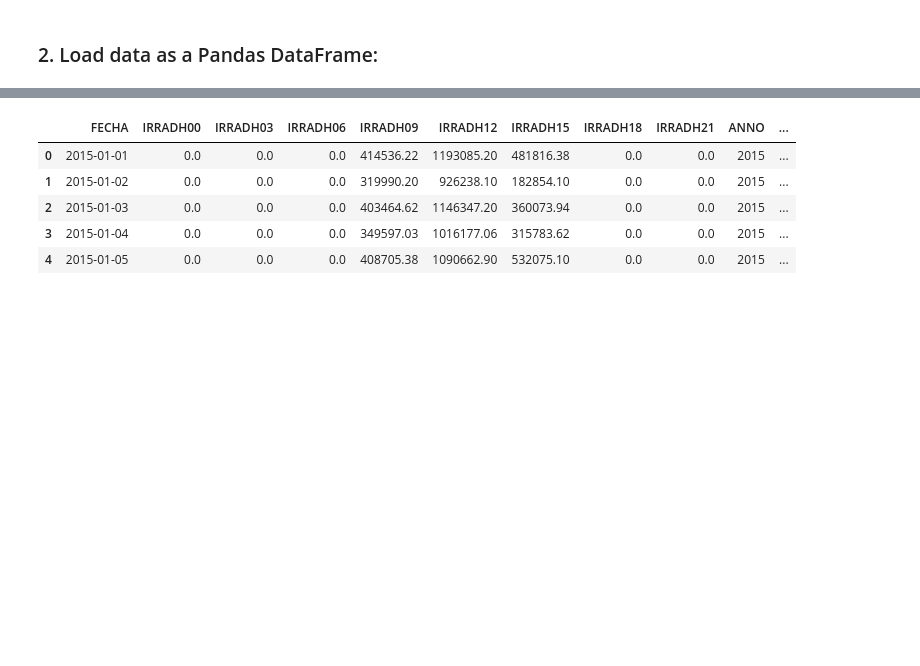
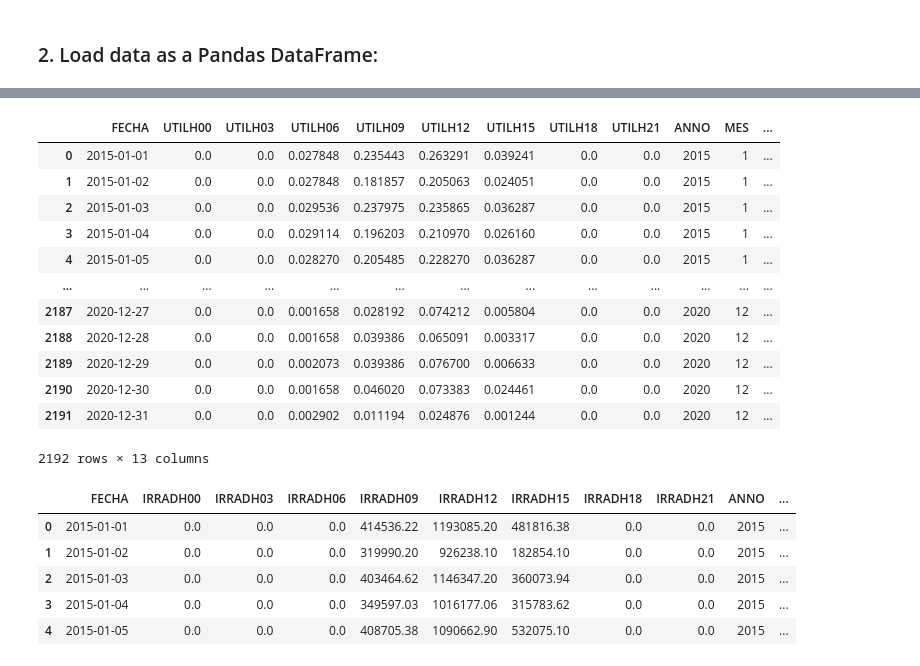
Before and after one commit to MARIABELENSB/Assessment1_MLII, a Jupyter notebook: src/2.Basic_model_regression.ipynb, the cells around one changed output, grey strips where cells are left out. Cells and saved outputs as stored; diff of their text form; code cells hidden in the pictures; blank space fills up the shorter version.

```diff
--- a/src/2.Basic_model_regression.ipynb
+++ b/src/2.Basic_model_regression.ipynb
@@ -37,6 +53,22 @@ df_orig_util['FECHA'] = pd.to_datetime(df_orig_util['FECHA'], format='%Y-%m-%d')
 
 s = df_orig_util.loc[:,'FECHA']
 df_orig_util['FECHA'] =  s.dt.date
+# %%
+df_orig_util
+# %% [output]
+|  | FECHA | UTILH00 | UTILH03 | UTILH06 | UTILH09 | UTILH12 | UTILH15 | UTILH18 | UTILH21 | ANNO | MES | ... |
+| 0 | 2015-01-01 | 0.0 | 0.0 | 0.027848 | 0.235443 | 0.263291 | 0.039241 | 0.0 | 0.0 | 2015 | 1 | ... |
+| 1 | 2015-01-02 | 0.0 | 0.0 | 0.027848 | 0.181857 | 0.205063 | 0.024051 | 0.0 | 0.0 | 2015 | 1 | ... |
+| 2 | 2015-01-03 | 0.0 | 0.0 | 0.029536 | 0.237975 | 0.235865 | 0.036287 | 0.0 | 0.0 | 2015 | 1 | ... |
+| 3 | 2015-01-04 | 0.0 | 0.0 | 0.029114 | 0.196203 | 0.210970 | 0.026160 | 0.0 | 0.0 | 2015 | 1 | ... |
+| 4 | 2015-01-05 | 0.0 | 0.0 | 0.028270 | 0.205485 | 0.228270 | 0.036287 | 0.0 | 0.0 | 2015 | 1 | ... |
+| ... | ... | ... | ... | ... | ... | ... | ... | ... | ... | ... | ... | ... |
+| 2187 | 2020-12-27 | 0.0 | 0.0 | 0.001658 | 0.028192 | 0.074212 | 0.005804 | 0.0 | 0.0 | 2020 | 12 | ... |
+| 2188 | 2020-12-28 | 0.0 | 0.0 | 0.001658 | 0.039386 | 0.065091 | 0.003317 | 0.0 | 0.0 | 2020 | 12 | ... |
+| 2189 | 2020-12-29 | 0.0 | 0.0 | 0.002073 | 0.039386 | 0.076700 | 0.006633 | 0.0 | 0.0 | 2020 | 12 | ... |
+| 2190 | 2020-12-30 | 0.0 | 0.0 | 0.001658 | 0.046020 | 0.073383 | 0.024461 | 0.0 | 0.0 | 2020 | 12 | ... |
+| 2191 | 2020-12-31 | 0.0 | 0.0 | 0.002902 | 0.011194 | 0.024876 | 0.001244 | 0.0 | 0.0 | 2020 | 12 | ... |
+2192 rows × 13 columns
 # %%
 df = pd.merge(df_orig_irrad, df_orig_util, on=['FECHA', 'ANNO', 'MES', 'DIA', 'DIASEM'] , how='inner')
 df.head()
```
Also changed, not shown: parts of 13 cells of this notebook, 1 other file.
